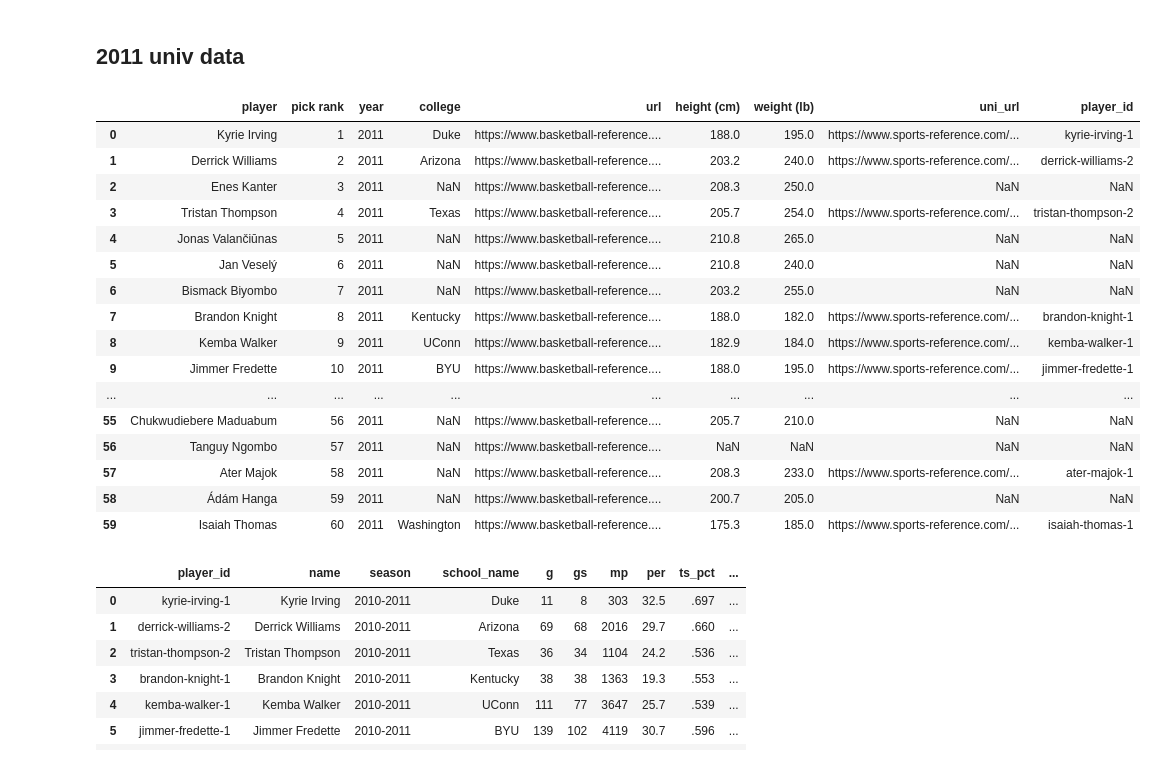
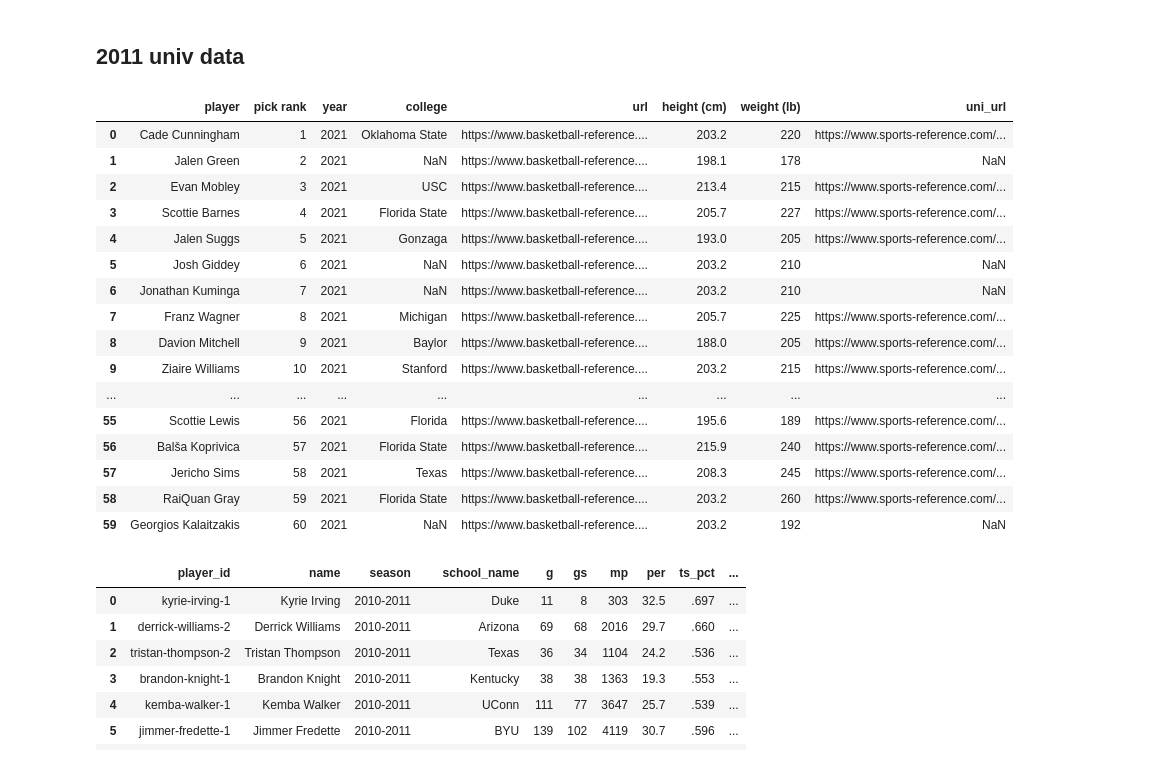
Before and after one commit to olivierpavee/nba_forecast, a Jupyter notebook: notebooks/mmeloux_scrapping advanced NBA_univ_G league.ipynb, the cells around one changed output. Saved outputs shown, nothing was run; the diff lists cells and outputs as text; code cells hidden in the pictures.

```diff
--- a/notebooks/mmeloux_scrapping advanced NBA_univ_G league.ipynb
+++ b/notebooks/mmeloux_scrapping advanced NBA_univ_G league.ipynb
@@ -655,26 +655,26 @@ first_all_star_age_df.to_csv('../nba_forecast/data/first_all_star_age_df.csv', i
 # %% [markdown]
 ## 2011 univ data
 # %%
-players = pd.read_csv("../nba_forecast/data/draft_2011.csv")
+players = pd.read_csv("../nba_forecast/data/draft_2021.csv")
 players
 # %% [output]
-|  | player | pick rank | year | college | url | height (cm) | weight (lb) | uni_url | player_id |
-| 0 | Kyrie Irving | 1 | 2011 | Duke | https://www.basketball-reference.... | 188.0 | 195.0 | https://www.sports-reference.com/... | kyrie-irving-1 |
-| 1 | Derrick Williams | 2 | 2011 | Arizona | https://www.basketball-reference.... | 203.2 | 240.0 | https://www.sports-reference.com/... | derrick-williams-2 |
-| 2 | Enes Kanter | 3 | 2011 | NaN | https://www.basketball-reference.... | 208.3 | 250.0 | NaN | NaN |
-| 3 | Tristan Thompson | 4 | 2011 | Texas | https://www.basketball-reference.... | 205.7 | 254.0 | https://www.sports-reference.com/... | tristan-thompson-2 |
-| 4 | Jonas Valančiūnas | 5 | 2011 | NaN | https://www.basketball-reference.... | 210.8 | 265.0 | NaN | NaN |
-| 5 | Jan Veselý | 6 | 2011 | NaN | https://www.basketball-reference.... | 210.8 | 240.0 | NaN | NaN |
-| 6 | Bismack Biyombo | 7 | 2011 | NaN | https://www.basketball-reference.... | 203.2 | 255.0 | NaN | NaN |
-| 7 | Brandon Knight | 8 | 2011 | Kentucky | https://www.basketball-reference.... | 188.0 | 182.0 | https://www.sports-reference.com/... | brandon-knight-1 |
-| 8 | Kemba Walker | 9 | 2011 | UConn | https://www.basketball-reference.... | 182.9 | 184.0 | https://www.sports-reference.com/... | kemba-walker-1 |
-| 9 | Jimmer Fredette | 10 | 2011 | BYU | https://www.basketball-reference.... | 188.0 | 195.0 | https://www.sports-reference.com/... | jimmer-fredette-1 |
-| ... | ... | ... | ... | ... | ... | ... | ... | ... | ... |
-| 55 | Chukwudiebere Maduabum | 56 | 2011 | NaN | https://www.basketball-reference.... | 205.7 | 210.0 | NaN | NaN |
-| 56 | Tanguy Ngombo | 57 | 2011 | NaN | https://www.basketball-reference.... | NaN | NaN | NaN | NaN |
-| 57 | Ater Majok | 58 | 2011 | NaN | https://www.basketball-reference.... | 208.3 | 233.0 | https://www.sports-reference.com/... | ater-majok-1 |
-| 58 | Ádám Hanga | 59 | 2011 | NaN | https://www.basketball-reference.... | 200.7 | 205.0 | NaN | NaN |
-| 59 | Isaiah Thomas | 60 | 2011 | Washington | https://www.basketball-reference.... | 175.3 | 185.0 | https://www.sports-reference.com/... | isaiah-thomas-1 |
+|  | player | pick rank | year | college | url | height (cm) | weight (lb) | uni_url |
+| 0 | Cade Cunningham | 1 | 2021 | Oklahoma State | https://www.basketball-reference.... | 203.2 | 220 | https://www.sports-reference.com/... |
+| 1 | Jalen Green | 2 | 2021 | NaN | https://www.basketball-reference.... | 198.1 | 178 | NaN |
+| 2 | Evan Mobley | 3 | 2021 | USC | https://www.basketball-reference.... | 213.4 | 215 | https://www.sports-reference.com/... |
+| 3 | Scottie Barnes | 4 | 2021 | Florida State | https://www.basketball-reference.... | 205.7 | 227 | https://www.sports-reference.com/... |
+| 4 | Jalen Suggs | 5 | 2021 | Gonzaga | https://www.basketball-reference.... | 193.0 | 205 | https://www.sports-reference.com/... |
+| 5 | Josh Giddey | 6 | 2021 | NaN | https://www.basketball-reference.... | 203.2 | 210 | NaN |
+| 6 | Jonathan Kuminga | 7 | 2021 | NaN | https://www.basketball-reference.... | 203.2 | 210 | NaN |
+| 7 | Franz Wagner | 8 | 2021 | Michigan | https://www.basketball-reference.... | 205.7 | 225 | https://www.sports-reference.com/... |
+| 8 | Davion Mitchell | 9 | 2021 | Baylor | https://www.basketball-reference.... | 188.0 | 205 | https://www.sports-reference.com/... |
+| 9 | Ziaire Williams | 10 | 2021 | Stanford | https://www.basketball-reference.... | 203.2 | 215 | https://www.sports-reference.com/... |
+| ... | ... | ... | ... | ... | ... | ... | ... | ... |
+| 55 | Scottie Lewis | 56 | 2021 | Florida | https://www.basketball-reference.... | 195.6 | 189 | https://www.sports-reference.com/... |
+| 56 | Balša Koprivica | 57 | 2021 | Florida State | https://www.basketball-reference.... | 215.9 | 240 | https://www.sports-reference.com/... |
+| 57 | Jericho Sims | 58 | 2021 | Texas | https://www.basketball-reference.... | 208.3 | 245 | https://www.sports-reference.com/... |
+| 58 | RaiQuan Gray | 59 | 2021 | Florida State | https://www.basketball-reference.... | 203.2 | 260 | https://www.sports-reference.com/... |
+| 59 | Georgios Kalaitzakis | 60 | 2021 | NaN | https://www.basketball-reference.... | 203.2 | 192 | NaN |
 # %%
 players_dict = players.to_dict(orient='records')
 # %%
```
Also changed, not shown: parts of 5 cells of this notebook, 6 other files.
